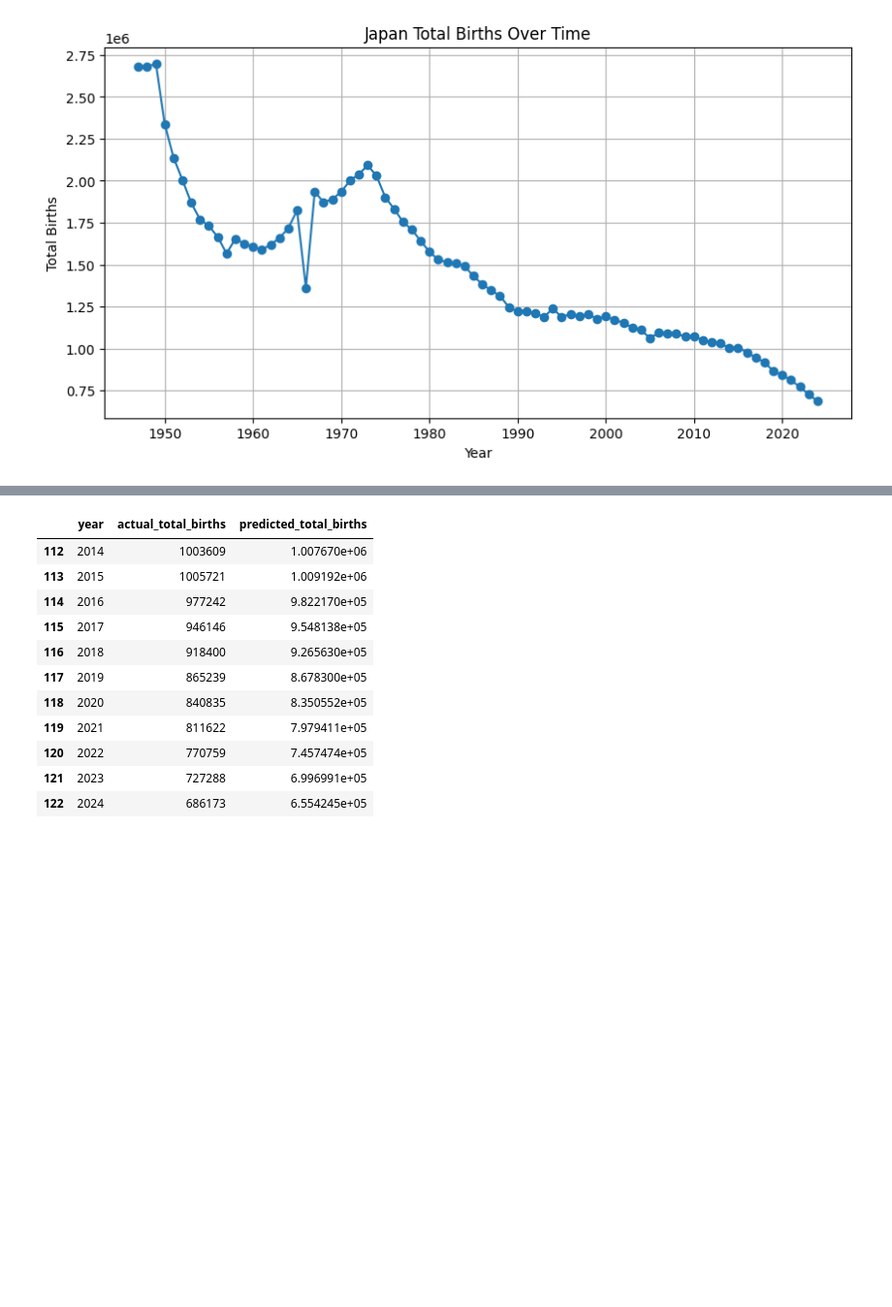
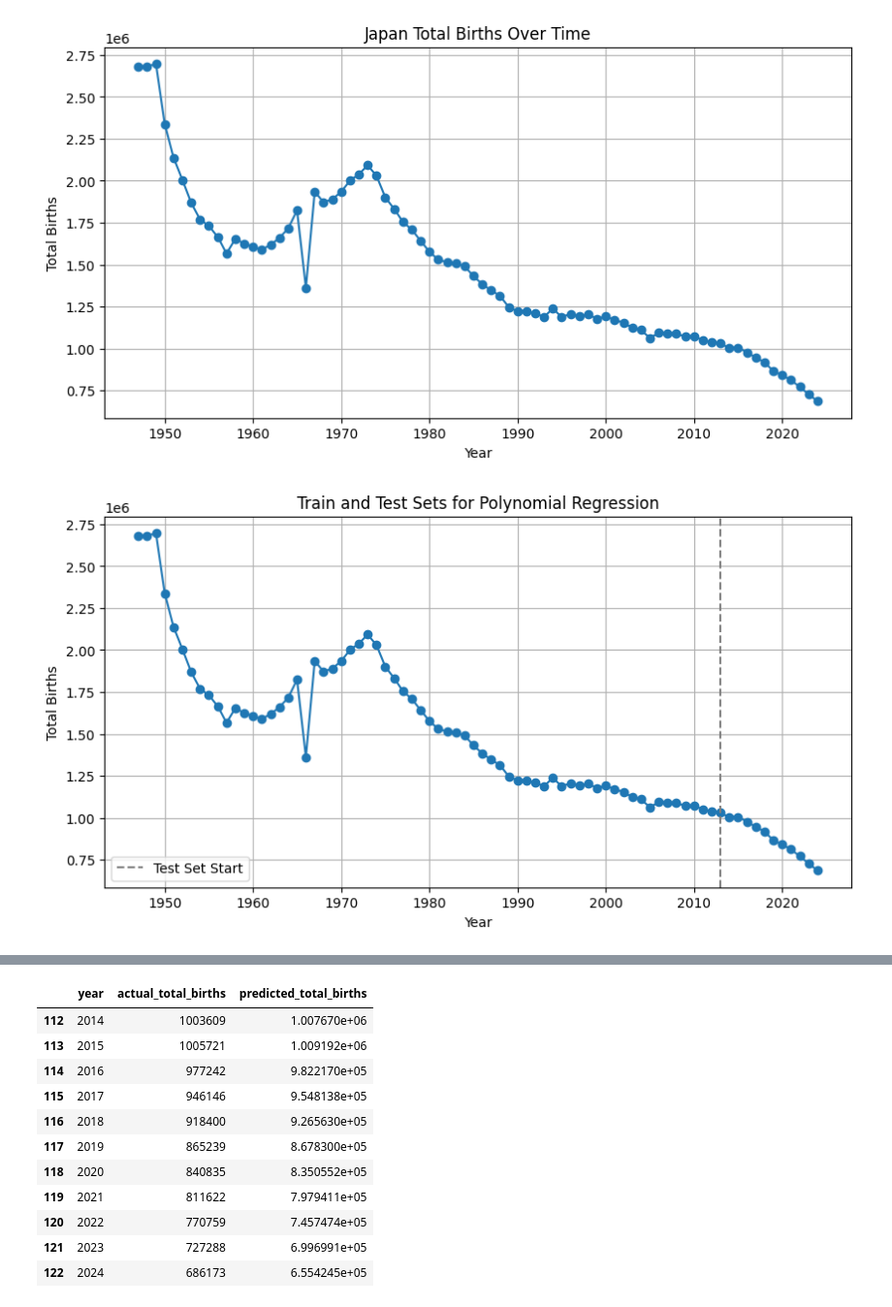
Before and after one commit to samuel618/jap-birth, a Jupyter notebook: jap-birth.ipynb, the cells around one changed output, grey strips where cells are left out. Shown at 97% size. Cells and saved outputs as stored; diff of their text form; code cells hidden in the pictures; blank space fills up the shorter version.

```diff
--- a/jap-birth.ipynb
+++ b/jap-birth.ipynb
@@ -211,6 +207,18 @@ plt.grid(True)
 plt.show()
 # %% [output]
 [figure]
+# %%
+plt.figure(figsize=(10, 5))
+plt.plot(clean_df["year"], clean_df["total_births"], marker="o")
+plt.title("Train and Test Sets for Polynomial Regression")
+plt.axvline(x=2013, linestyle="--", color="gray", label="Test Set Start")
+plt.xlabel("Year")
+plt.ylabel("Total Births")
+plt.legend()
+plt.grid(True)
+plt.show()
+# %% [output]
+[figure, added]
 # %%
 # Predict for all known years in clean_df
 all_pred_poly = poly_model.predict(clean_df[[
```
Also changed, not shown: parts of 4 cells of this notebook, 1 other file.
